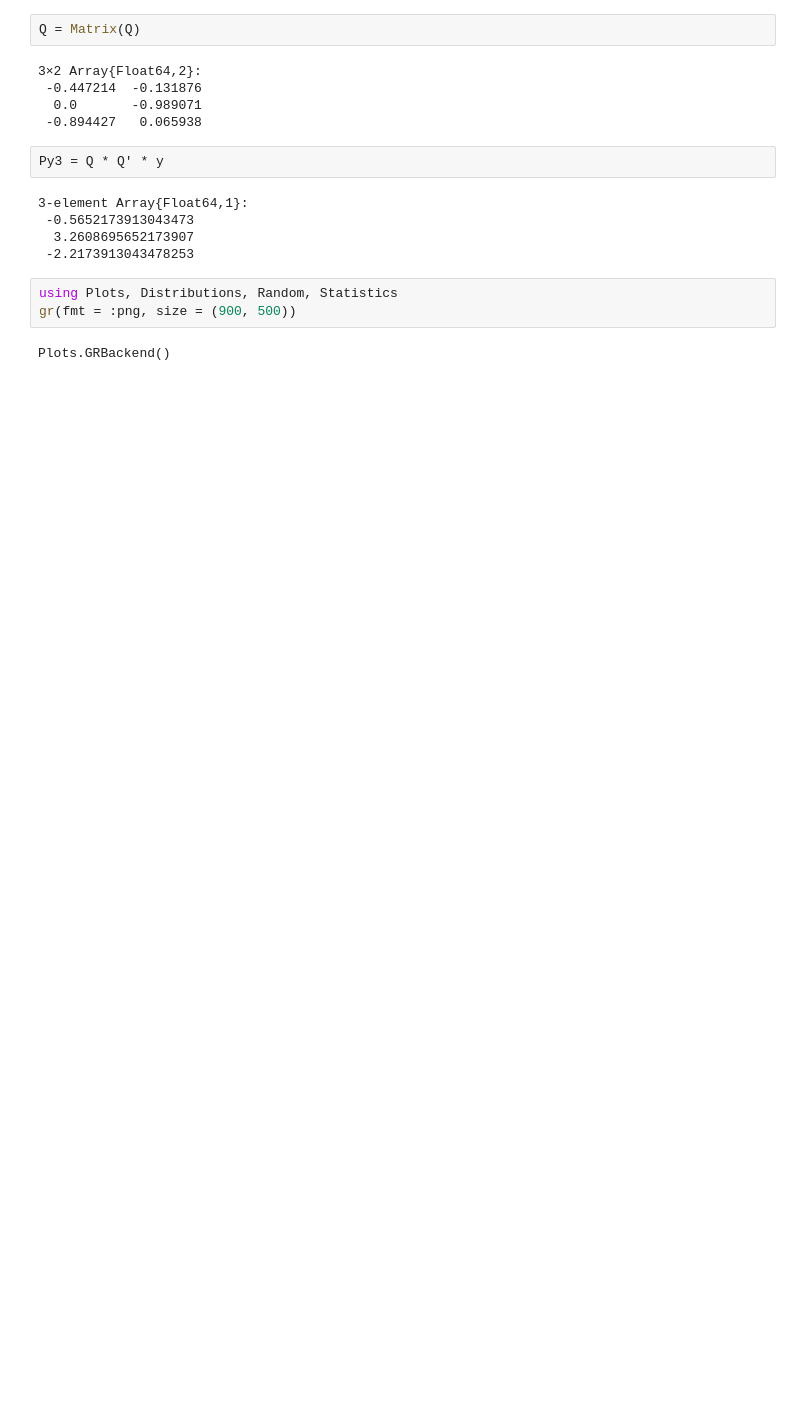
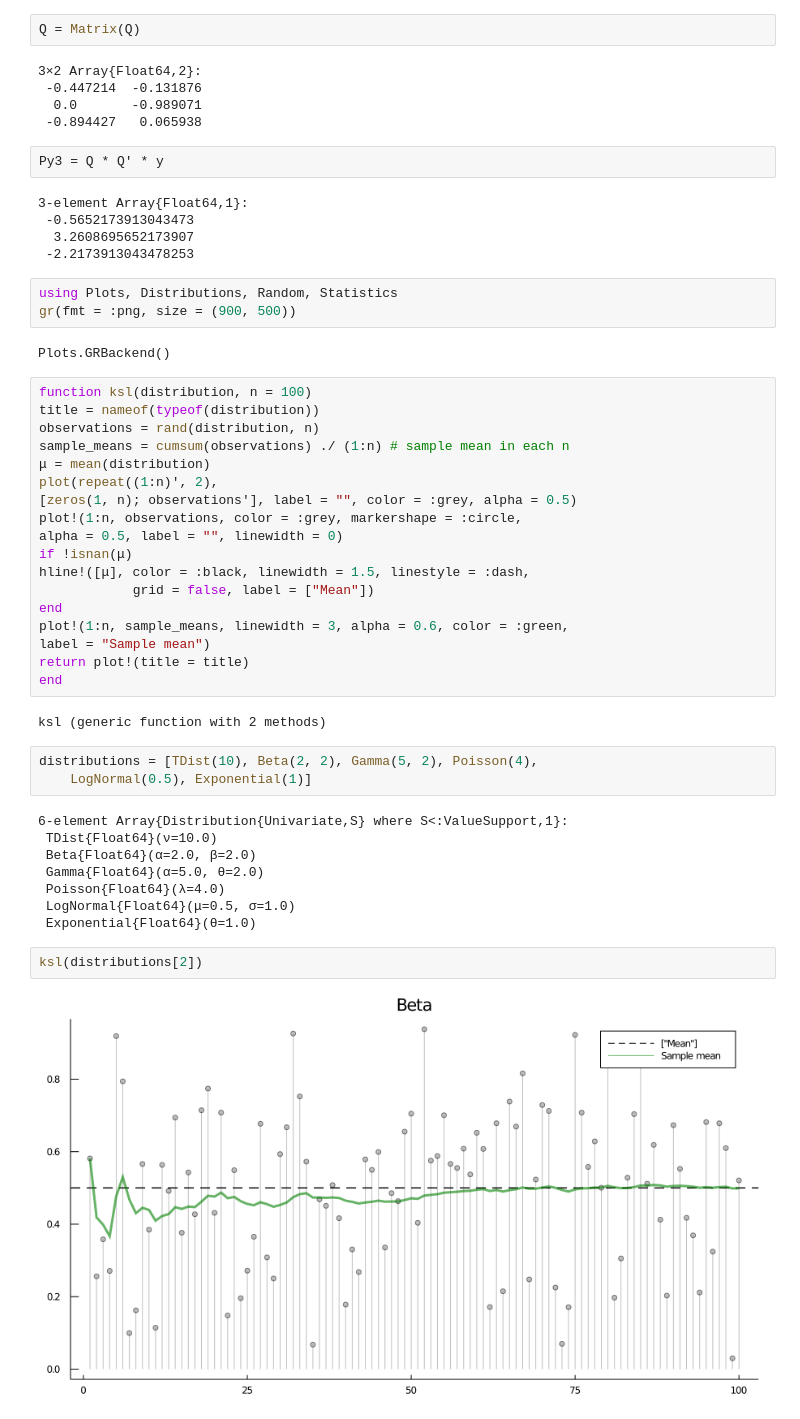
Before and after one commit to SuyongYang/JuliaPractice, a Jupyter notebook: JuliaPracticing.ipynb, the cells around one changed output. Saved outputs shown, nothing was run; the diff lists cells and outputs as text; blank space fills up the shorter version.

```diff
--- a/JuliaPracticing.ipynb
+++ b/JuliaPracticing.ipynb
@@ -3645,3 +3645,38 @@ using Plots, Distributions, Random, Statistics
 gr(fmt = :png, size = (900, 500))
 # %% [output]
 Plots.GRBackend()
+# %%
+function ksl(distribution, n = 100)
+title = nameof(typeof(distribution))
+observations = rand(distribution, n)
+sample_means = cumsum(observations) ./ (1:n) # sample mean in each n
+μ = mean(distribution)
+plot(repeat((1:n)', 2),
+[zeros(1, n); observations'], label = "", color = :grey, alpha = 0.5)
+plot!(1:n, observations, color = :grey, markershape = :circle,
+alpha = 0.5, label = "", linewidth = 0)
+if !isnan(μ)
+hline!([μ], color = :black, linewidth = 1.5, linestyle = :dash,
+            grid = false, label = ["Mean"])
+end
+plot!(1:n, sample_means, linewidth = 3, alpha = 0.6, color = :green,
+label = "Sample mean")
+return plot!(title = title)
+end
+# %% [output]
+ksl (generic function with 2 methods)
+# %%
+distributions = [TDist(10), Beta(2, 2), Gamma(5, 2), Poisson(4),
+    LogNormal(0.5), Exponential(1)]
+# %% [output]
+6-element Array{Distribution{Univariate,S} where S<:ValueSupport,1}:
+ TDist{Float64}(ν=10.0)
+ Beta{Float64}(α=2.0, β=2.0)
+ Gamma{Float64}(α=5.0, θ=2.0)
+ Poisson{Float64}(λ=4.0)
+ LogNormal{Float64}(μ=0.5, σ=1.0)
+ Exponential{Float64}(θ=1.0)
+# %%
+ksl(distributions[2])
+# %% [output]
+[figure, added]
```
Also changed, not shown: parts of 7 cells of this notebook.
